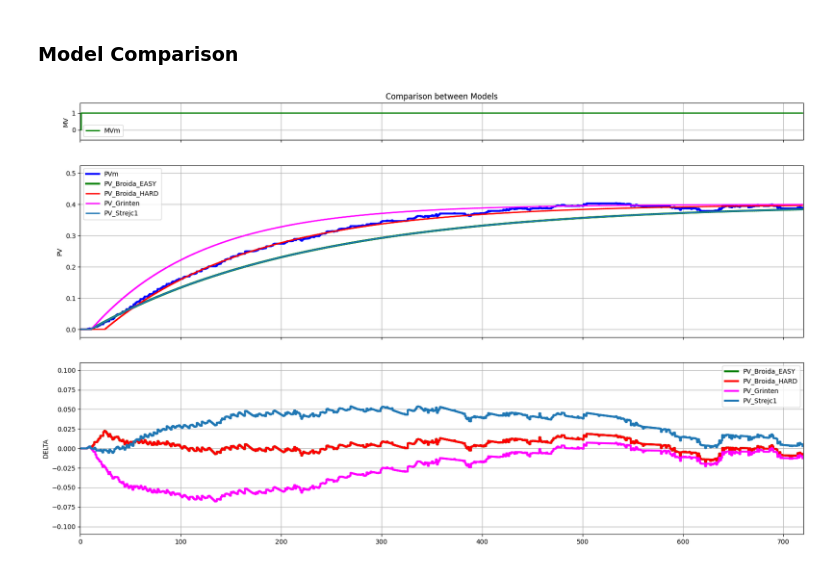
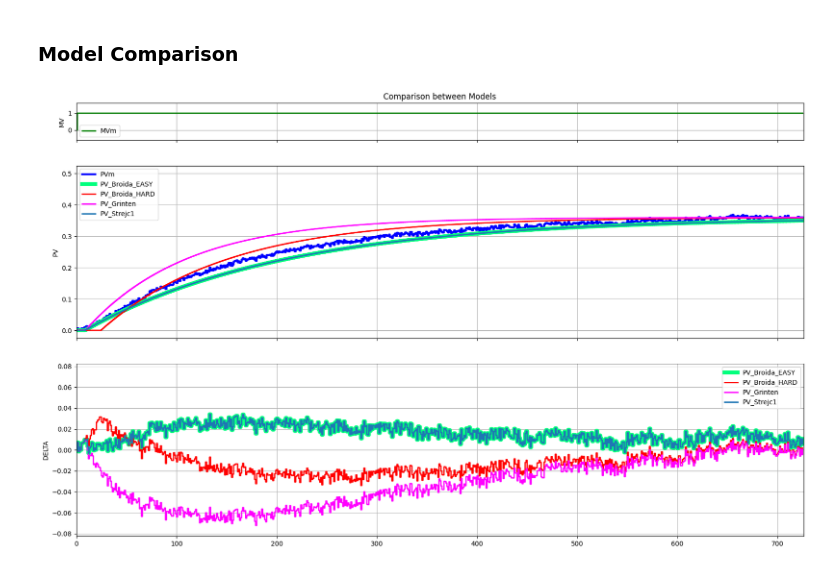
Before and after one commit to Muten-Roshi-Sama/TCLab_PID_Controller_FeedForward, a Jupyter notebook: Visualization_Code/My_Simulation_OLP.ipynb, the cells around one changed output. Saved outputs shown, nothing was run; the diff lists cells and outputs as text; code cells hidden in the pictures.

Commit message:
Final OLP simulations and graphs.

```diff
--- a/Visualization_Code/My_Simulation_OLP.ipynb
+++ b/Visualization_Code/My_Simulation_OLP.ipynb
@@ -25,7 +25,7 @@ from package_DBR import *
 # %% [markdown]
 # Load Data
 # %%
-nameFile = "Cleaned_data_Open_loop_experiment_on_MV_2024-03-11-09h21.txt"
+nameFile = "Cleaned_data_Open_loop_experiment_on_MV_2024-04-02-12h34.txt"
 # nameFile = "Cleaned_data_Open_loop_experiment_on_DV_2024-03-27-17h23"
 # titleName = nameFile.split('.')[0]
 
@@ -59,14 +59,14 @@ MV
 ### Parameters (obtained via Tangent at Inflexion Method)
 # %%
 # Méthode de la Tangente au point d'inflexion
-Kp = 0.4             # Process gain (affect MV and PV)
-T1 = 72 #83
-T2 = 99 #110
-# theta = 5.12
-a = 0.123
-T_g = 220 #188
-T_u = 10 #17
+Kp = 0.36             # Process gain (affect MV and PV)
+T1 = 65 #72 #83
+T2 = 88 #99 #110
+a = 0.1
+T_g = 201 # 220 #188
+T_u = 8 #10 #17
 
+print('VDG_Ratio = ', T_u/T_g)
 
 
 Ts = 1  # Value Imposed
@@ -202,10 +204,12 @@ theta_Broida_HARD =  23.399999999999977
 # %% [markdown]
 ### SOPDT (Van Der Grinten)
 # %%
+a_vdg = 0.123
+
 # Equivalent Broida + FO
 Kp_Grinten =Kp
-T1_Grinten = T_g * ((3*a*np.e -1)/(1+a*np.e))
-T2_Grinten = T_g * ((1-a*np.e)/(1+a*np.e))
+T1_Grinten = T_g * ((3*a_vdg*np.e -1)/(1+a_vdg*np.e))
+T2_Grinten = T_g * ((1-a_vdg*np.e)/(1+a_vdg*np.e))
 theta_Grinten = T_u - ((T1_Grinten*T2_Grinten)/(T1_Grinten+3*T2_Grinten))
 
 print('T1_Grinten = ', T1_Grinten)
@@ -234,7 +238,7 @@ ax1.set_ylabel('MV')
 ax1.legend (loc='best')
 
 #----PV
-limSup = 1
+limSup = 0.45
 limInf = 0
 l2, = ax2.step([0, TSim], [limInf,limSup], 'blue', linewidth=3, label='PVm', where='post')
 l3, = ax2.step([0, TSim], [limInf,limSup], 'green', linewidth=3, label='PV_Grinten', where='post')
@@ -438,7 +441,7 @@ ax1.legend (loc='best')
 limSup = 0.5
 limInf = 0
 l_PV, = ax2.step([0, TSim], [limInf,limSup], 'blue', linewidth=3, label='PVm', where='post')
-l_Broida_EASY, = ax2.step([0, TSim], [limInf,limSup], 'green', linewidth=3, label='PV_Broida_EASY', where='post')
+l_Broida_EASY, = ax2.step([0, TSim], [limInf,limSup], 'springgreen', linewidth=6, label='PV_Broida_EASY', where='post')
 l_Broida_HARD, = ax2.step([0, TSim], [limInf,limSup], 'r-', linewidth=2, label='PV_Broida_HARD', where='post')
 l_VDG, = ax2.step([0, TSim], [limInf,limSup], 'magenta', linewidth=2, label='PV_Grinten', where='post')
 l_PV_strj_1, = ax2.step([0, TSim], [limInf,limSup], '', linewidth=2, label='PV_Strejc1', where='post')
@@ -448,46 +451,46 @@ ax2.legend (loc='best')
 
 
 #---Model_Diff
-limInf = -0.1
-limSup = 0.1
+limInf = -0.075
+limSup = 0.075
 diff_BroidaEASY_PV = [a - b for a,b in zip(PVm, PV_Broida_EASY)]
-l1, = ax3.step([0, TSim], [limInf,limSup], 'green', linewidth=3, label='PV_Broida_EASY', where='post')
+l1, = ax3.step([0, TSim], [limInf,limSup], 'springgreen', linewidth=6, label='PV_Broida_EASY', where='post')
 
-diff_BroidaEASY_PV = [a - b for a,b in zip(PVm, PV_Broida_HARD)]
-l2, = ax3.step([0, TSim], [limInf,limSup], 'red', linewidth=3, label='PV_Broida_HARD', where='post')
+diff_Broida_HARD_PV = [a - b for a,b in zip(PVm, PV_Broida_HARD)]
+l2, = ax3.step([0, TSim], [limInf,limSup], 'red', linewidth=2, label='PV_Broida_HARD', where='post')
 
 diff_PV_Grinten_PV = [a - b for a,b in zip(PVm, PV_Grinten)]
-l3, = ax3.step([0, TSim], [limInf,limSup], 'magenta', linewidth=3, label='PV_Grinten', where='post')
+l3, = ax3.step([0, TSim], [limInf,limSup], 'magenta', linewidth=2, label='PV_Grinten', where='post')
 
 diff_strejc1_PV = [a - b for a,b in zip(PVm, PV_Strejc_1)]
-l4, = ax3.step([0, TSim], [limInf,limSup], '', linewidth=3, label='PV_Strejc1', where='post')
+l4, = ax3.step([0, TSim], [limInf,limSup], '-', linewidth=2, label='PV_Strejc1', where='post')
 
 ax3.set_ylabel('DELTA')
 ax3.legend (loc='best')
 
 
 
 
 #-----Set Data-----
 l_MV.set_data(tm, MVm)
 l_PV.set_data(tm,PVm)
 l_Broida_EASY.set_data(tm, PV_Broida_EASY)
 l_Broida_HARD.set_data(tm,PV_Broida_HARD)
 l_VDG.set_data(tm, PV_Grinten)
 l_PV_strj_1.set_data(tm, PV_Strejc_1)
 
 l1.set_data(tm, diff_BroidaEASY_PV)
-l2.set_data(tm, diff_BroidaEASY_PV)
+l2.set_data(tm, diff_Broida_HARD_PV)
 l3.set_data(tm, diff_PV_Grinten_PV)
 l4.set_data(tm, diff_strejc1_PV)
 
 
 tMax = len(tm)
 ax1.set_xlim(0, tMax)
 ax2.set_xlim(0, tMax)
 ax3.set_xlim(0, tMax)
 ax1.grid()
 ax2.grid()
 ax3.grid()
 # %% [output]
-[figure, old version]
+[figure, new version]
```
Also changed, not shown: parts of 6 cells of this notebook, 9 other files.
